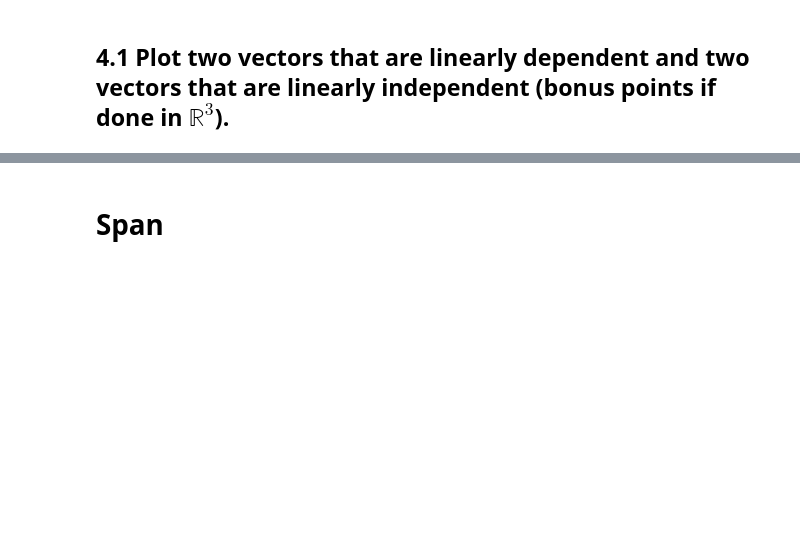
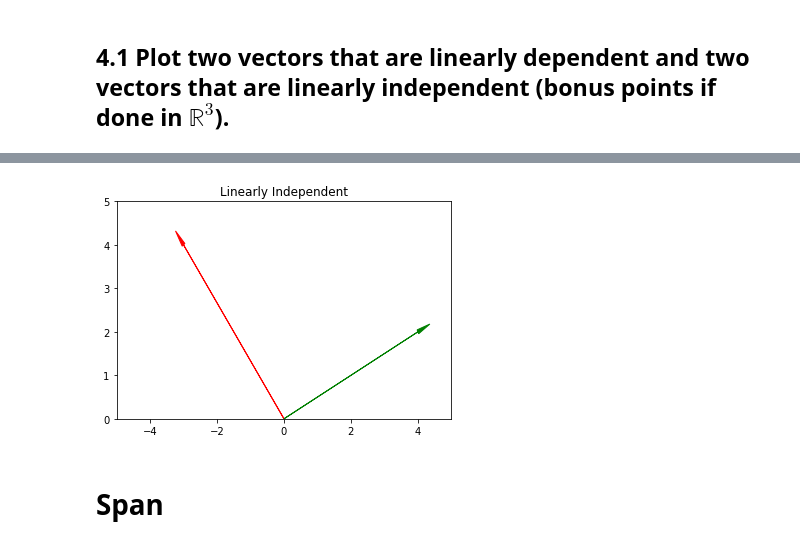
Before and after one commit to ahvblackwelltech/DS-Unit-1-Sprint-3-Linear-Algebra, a Jupyter notebook: module2-intermediate-linear-algebra/Ahvi_Blackwell_LS_DS_132_Intermediate_Linear_Algebra_Assignment.ipynb, the cells around one changed output, grey strips where cells are left out. Cells and saved outputs as stored; diff of their text form; code cells hidden in the pictures; blank space fills up the shorter version.

```diff
--- a/module2-intermediate-linear-algebra/Ahvi_Blackwell_LS_DS_132_Intermediate_Linear_Algebra_Assignment.ipynb
+++ b/module2-intermediate-linear-algebra/Ahvi_Blackwell_LS_DS_132_Intermediate_Linear_Algebra_Assignment.ipynb
@@ -273,3 +311,15 @@ f = \begin{bmatrix} 4 & 12 & 11 & 9 & 2 \end{bmatrix}
+# %%
+# Vectors that are Linearly Independent
+vec_x3 = [-3, 4]
+vec_x4 = [4, 2]
+plt.arrow(0, 0, vec_x3[0], vec_x3[1], head_width=0.1, head_length=0.4, color='r')
+plt.arrow(0, 0, vec_x4[0], vec_x4[1], head_width=0.1, head_length=0.4, color='g')
+plt.xlim(-5, 5)
+plt.ylim(0, 5)
+plt.title('Linearly Independent')
+plt.show()
+# %% [output]
+[figure, added]
 # %% [markdown]
 # Span
 # %% [markdown]
```
Also changed, not shown: parts of 22 cells of this notebook.
